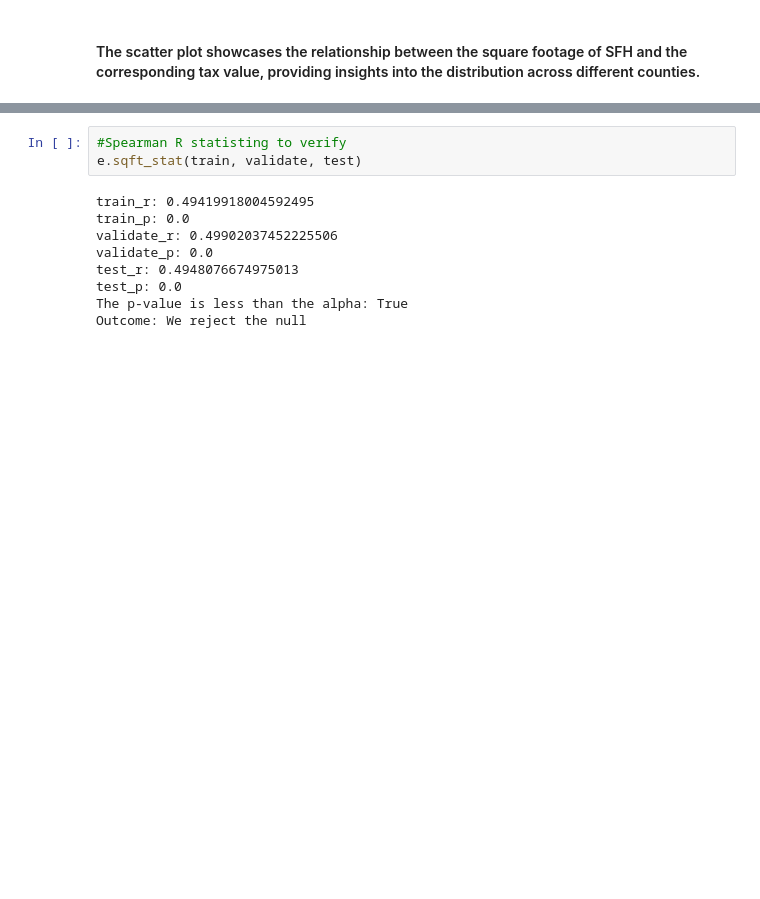
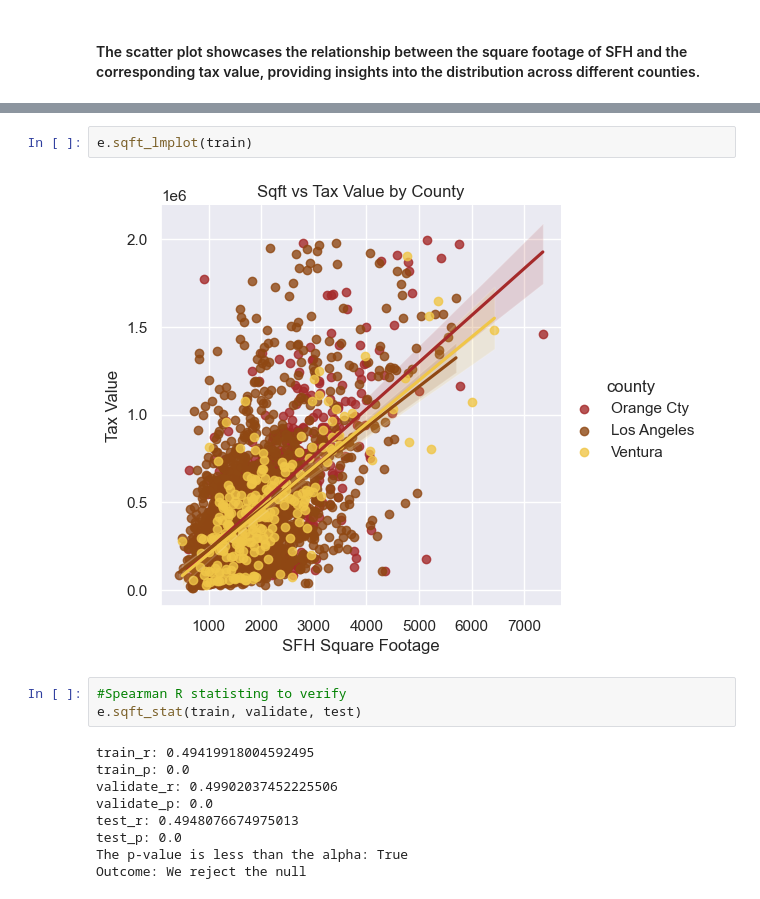
Before and after one commit to annie-carter/regression_project, a Jupyter notebook: final_report.ipynb, the cells around one changed output, grey strips where cells are left out. Cells and saved outputs as stored; diff of their text form; blank space fills up the shorter version.

```diff
--- a/final_report.ipynb
+++ b/final_report.ipynb
@@ -147,3 +147,7 @@ e.sqft_scat(train)
+# %%
+e.sqft_lmplot(train)
+# %% [output]
+[figure, added]
 # %%
 #Spearman R statisting to verify
 e.sqft_stat(train, validate, test)
```
Also changed, not shown: parts of 28 cells of this notebook.
